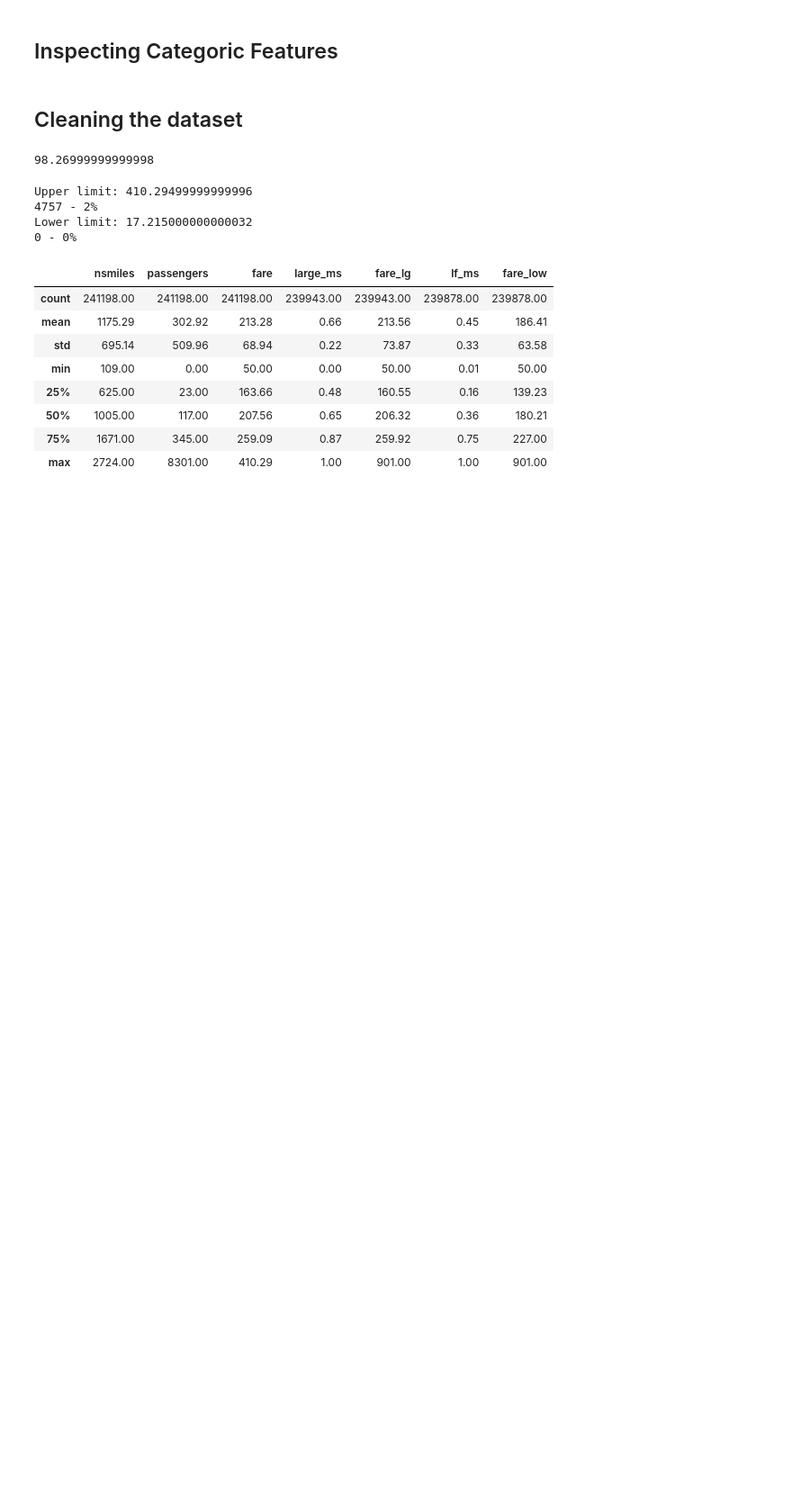
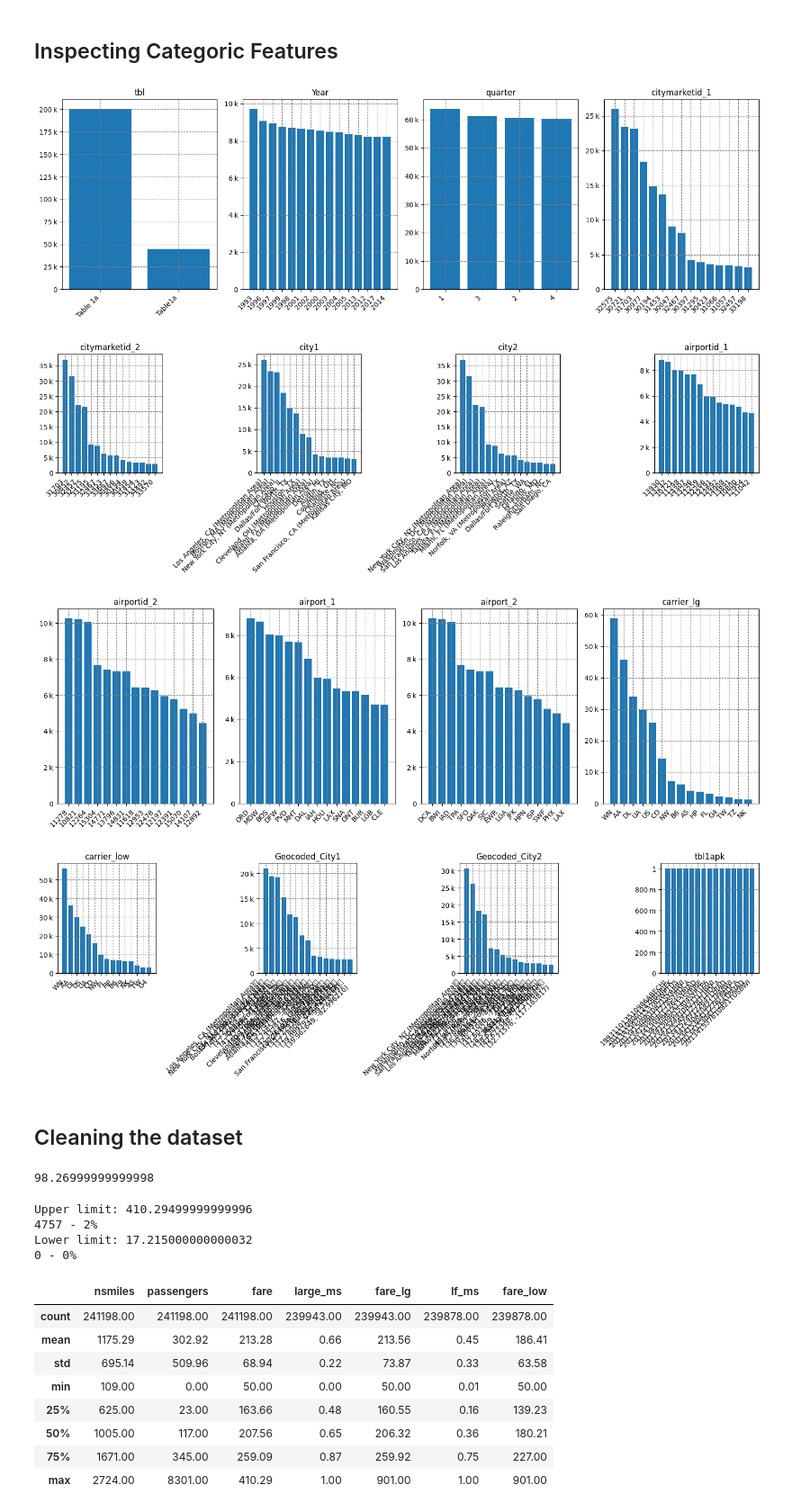
Before and after one commit to cmherrera/portfolio, a Jupyter notebook: assets/projects/Data_Visualization/US_Airline_Flight_Fares.ipynb, the cells around one changed output. Shown at 90% size. Saved outputs shown, nothing was run; the diff lists cells and outputs as text; code cells hidden in the pictures; blank space fills up the shorter version.

```diff
--- a/assets/projects/Data_Visualization/US_Airline_Flight_Fares.ipynb
+++ b/assets/projects/Data_Visualization/US_Airline_Flight_Fares.ipynb
@@ -192,5 +232,38 @@ plt.plot()
 # %% [markdown]
 ## Inspecting Categoric Features
+# %%
+from matplotlib.ticker import EngFormatter
+
+categorical_columns = ['tbl','Year','quarter','citymarketid_1','citymarketid_2','city1','city2','airportid_1','airportid_2',
+                       'airport_1','airport_2','carrier_lg','carrier_low','Geocoded_City1','Geocoded_City2','tbl1apk']
+cat_dataset = Raw_DataSet.loc[:,categorical_columns]
+
+max_bar = 15
+index = 0
+for i in range(4):
+    fig, axs = plt.subplots(nrows=1, ncols=4, figsize=(15,5) )
+    for j in range(4):
+        col = categorical_columns[index]
+        keys_list = cat_dataset.value_counts(col).keys()
+        keys_list = keys_list[:min(max_bar, len(keys_list))]
+        keys_list = [str(x) for x in keys_list]
+        val_list = cat_dataset.value_counts(col).to_list()
+        val_list = val_list[:min(max_bar, len(val_list))]
+        formatter1 = EngFormatter(places=0, sep="\N{THIN SPACE}")
+        axs[j].yaxis.set_major_formatter(formatter1)
+        axs[j].bar(keys_list, val_list)
+        axs[j].grid(color='gray', linestyle='dashed')
+        axs[j].xaxis.set_ticks(keys_list)
+        axs[j].set_xticklabels(keys_list, rotation=45, ha='right')
+        axs[j].set_title(col)
+        index += 1
+    fig.tight_layout()
+    plt.show()
+# %% [output]
+[figure, added]
+[figure, added]
+[figure, added]
+[figure, added]
 # %% [markdown]
 ## Cleaning the dataset
 # %%
```
Also changed, not shown: parts of 1 cell of this notebook.
